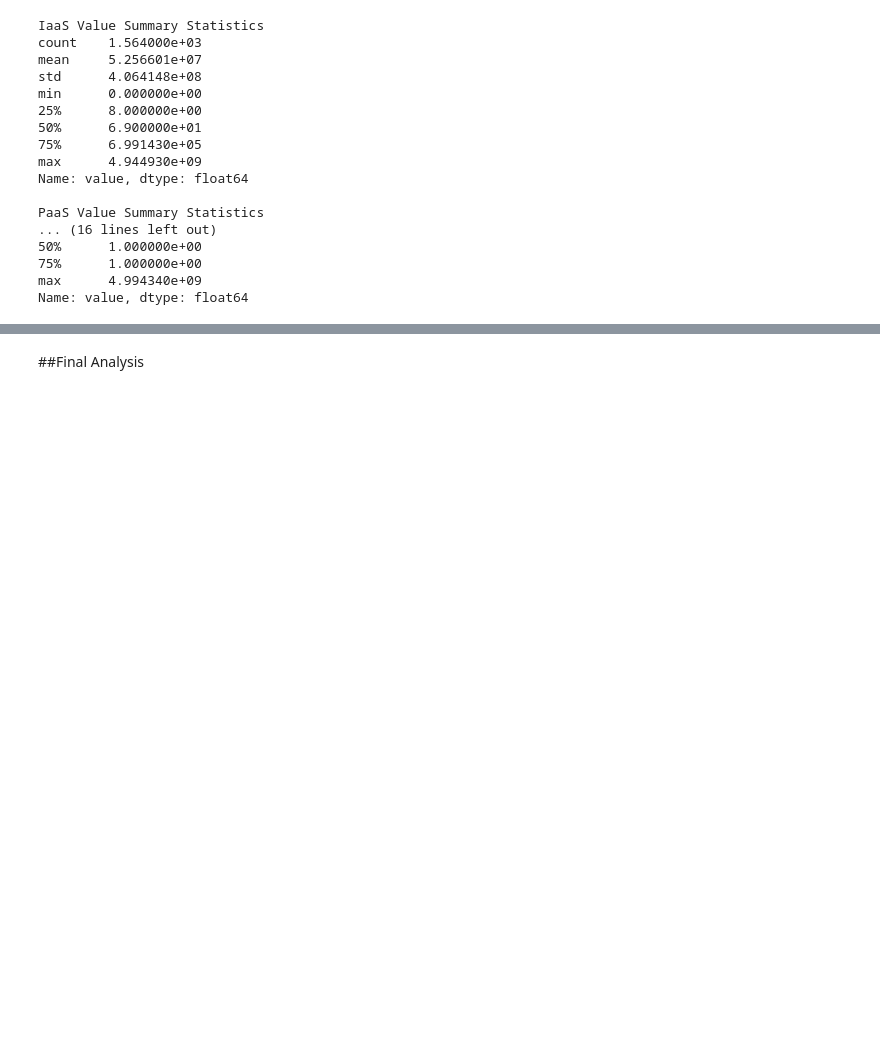
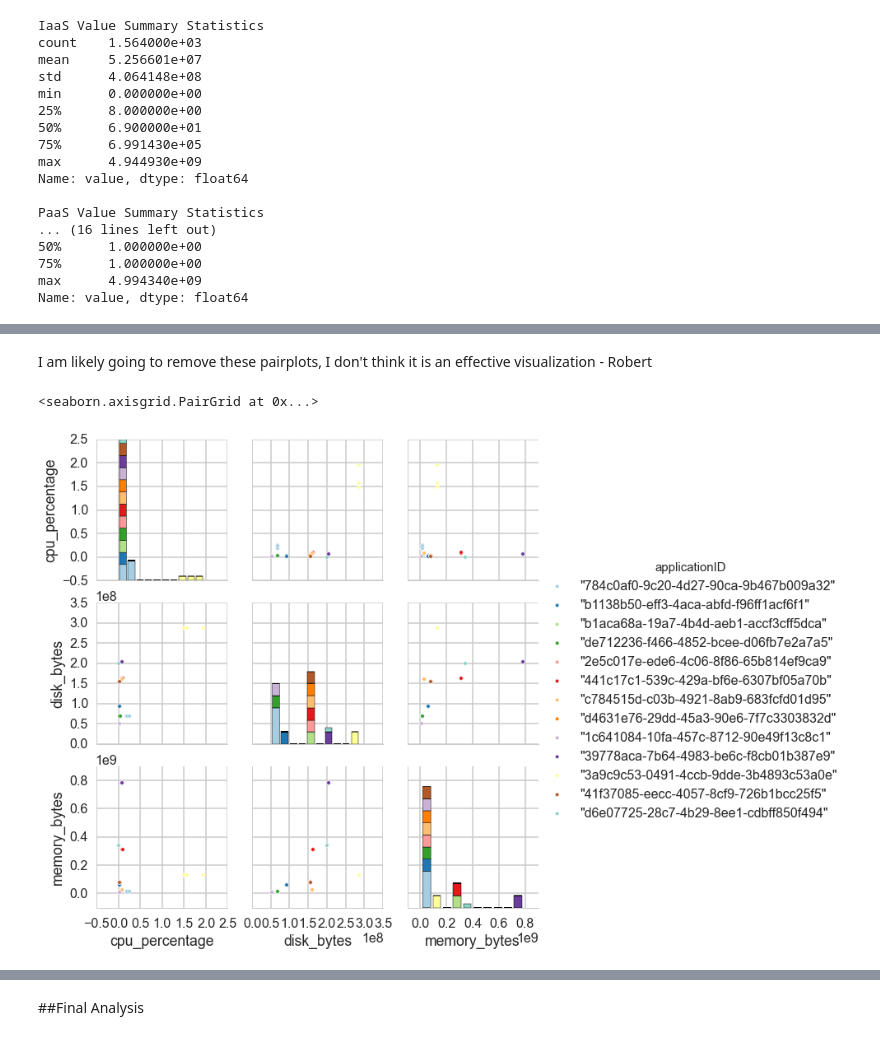
Before and after one commit to harvard-team-pivot/elastic-compute, a Jupyter notebook: elasticCompute.ipynb, the cells around one changed output, grey strips where cells are left out. Drawn from its saved outputs; the diff is of its cells as text; code cells hidden in the pictures; blank space fills up the shorter version.

Commit message:
Added pairplots, do not thing I will keep them

```diff
--- a/elasticCompute.ipynb
+++ b/elasticCompute.ipynb
@@ -139,7 +142,7 @@ def container_clean(data):
             applicationId = item.replace("containerMetric:<applicationId:","")
             appIDList.append(applicationId)
         if 'instanceIndex:' in item:
-            instanceIndex = item.replace("instanceIndex:","")
+            instanceIndex = float(item.replace("instanceIndex:",""))
             instanceList.append(instanceIndex)
         if 'cpuPercentage:' in item:
             cpuPercentage = float(item.replace("cpuPercentage:",""))
@@ -374,0 +405,9 @@ value_SaaSDF_group = value_SaaSDF.groupby("job")
+# %% [markdown]
+I am likely going to remove these pairplots, I don't think it is an effective visualization - Robert
+# %%
+sns.pairplot(container_IaaSDF, hue="applicationID", vars = ['cpu_percentage', 'disk_bytes', 'memory_bytes'],
+             palette= ['#a6cee3','#1f78b4','#b2df8a','#33a02c','#fb9a99','#e31a1c','#fdbf6f','#ff7f00','#cab2d6','#6a3d9a',
+                       '#ffff99','#b15928','#8dd3c7'], markers = 'o', size=3)
+# %% [output]
+<seaborn.axisgrid.PairGrid at 0x...>
+[figure, added]
```
Also changed, not shown: parts of 7 cells of this notebook.
